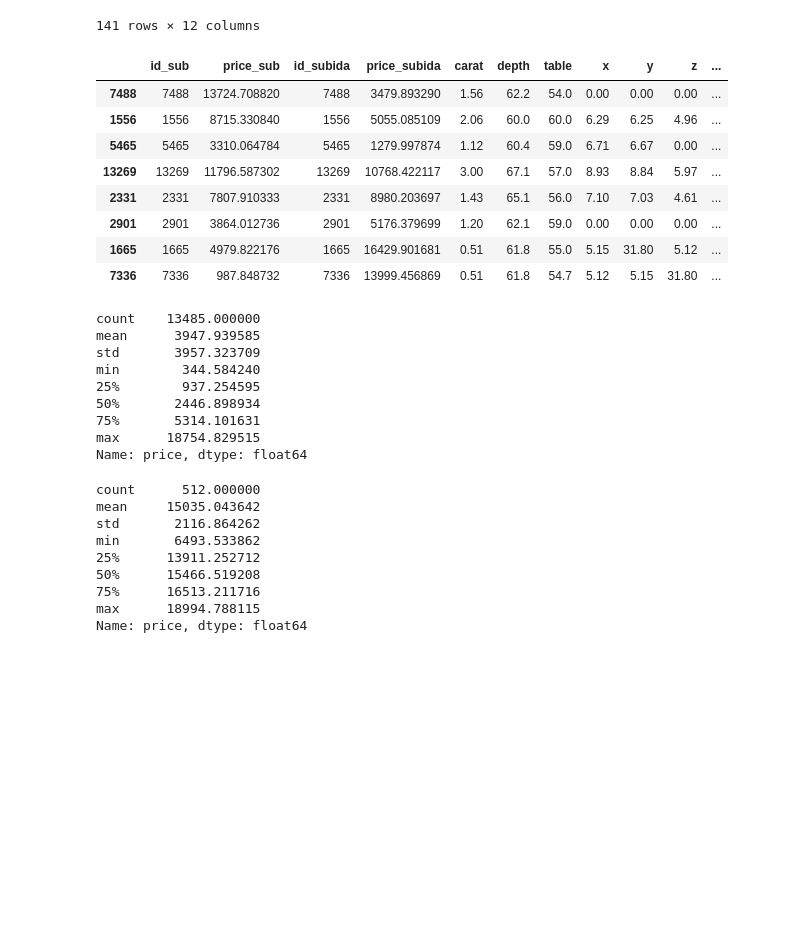
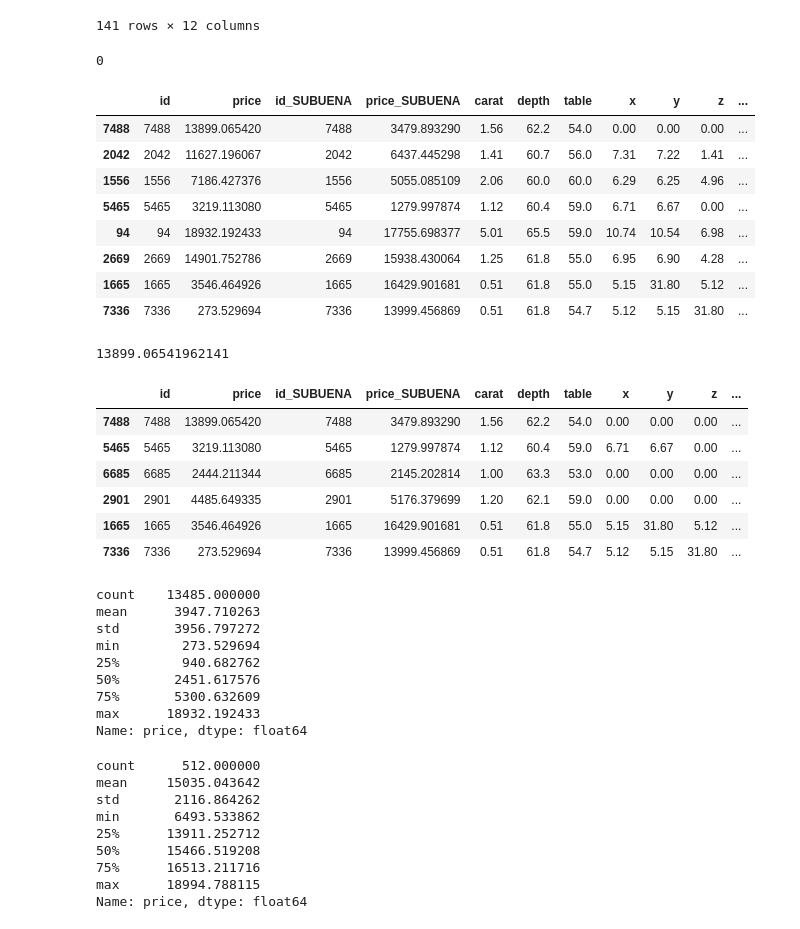
Before and after one commit to carpiero/Kaggle_Competition_Machine_Learning, a Jupyter notebook: notebooks/NotebookML002.ipynb, the cells around one changed output. Drawn from its saved outputs; the diff is of its cells as text; code cells hidden in the pictures; blank space fills up the shorter version.

```diff
--- a/notebooks/NotebookML002.ipynb
+++ b/notebooks/NotebookML002.ipynb
@@ -199,7 +199,8 @@ data=data.loc[~filter_xyz ]
 df_predict=df_final.loc[df['df_original']==0]
 
 ####################################################################
-thres=1.2
+thres=1.25
+
 
 df_predict2=df_predict.loc[df_predict['carat']<thres]
 data2=data.loc[data['carat']<thres]
@@ -664,7 +718,7 @@ submission3 = pd.DataFrame({'id': df_predict3['id'], 'price': predictions_compet
 submission=pd.concat([submission2,submission3], axis=0).sort_values(by=['id'])
 submission['id'] = submission['id'].astype('int64')
 
-submission.to_csv(f'/home/carpiero/IRONHACK/kaggle/sin_nada_{total}.csv', index=False)
+submission.to_csv(f'/home/carpiero/IRONHACK/kaggle/sin_nada_{thres}___{total}.csv', index=False)
 
 ###########################################################
 
@@ -677,47 +731,74 @@ submission.to_csv(f'/home/carpiero/IRONHACK/kaggle/sin_nada_{total}.csv', index=
 
 # submission.to_csv(f'/home/carpiero/IRONHACK/kaggle/sin_nada_{np.mean(-scores)}.csv', index=False)
 
 # PROBA=pd.concat([X_predict,submission], axis=1)
 
 # c1='clarity_1'
 # c2=3.2
 # p1='3'
 # p2=0.14
 
 
 
 # PROBA['price'] = np.where((PROBA['carat']>=c2)&(PROBA['clarity_int']==1),PROBA['price']+PROBA['price']*p2,PROBA['price'])
 
 # submission=PROBA[['id','price']]
 
 # submission.to_csv(f'/home/carpiero/IRONHACK/kaggle/SINNADAyaumentandoamano_{c1}_{p1}y_{c2}_{p2}.csv', index=False)
 
 #13485
 
 
 SUBUENA=pd.read_csv('/home/carpiero/IRONHACK/kaggle/Metidas/sin_nada_505.3690615452344.csv')
 submission_dif=pd.concat([submission,SUBUENA,X_predict], axis=1)
 
-submission_dif.columns = ['id_sub', 'price_sub', 'id_subida', 'price_subida', 'carat', 'depth', 'table', 'x', 'y', 'z',
+submission_dif.columns = ['id', 'price', 'id_SUBUENA', 'price_SUBUENA', 'carat', 'depth', 'table', 'x', 'y', 'z',
        'cut_int', 'color_int', 'clarity_int']
 
-submission_dif['Diff_id']=submission_dif['id_sub']-submission_dif['id_subida']
-submission_dif['Diff']=submission_dif['price_sub']-submission_dif['price_subida']
+submission_dif['Diff_id']=submission_dif['id']-submission_dif['id_SUBUENA']
+submission_dif['Diff']=submission_dif['price']-submission_dif['price_SUBUENA']
 
-submission
+#########################################
 
 
-submission_dif.loc[(submission_dif['Diff']<-1000)|(submission_dif['Diff']>=1000) ].sort_values(by=['Diff'], ascending=False)
+# submission_dif['price'] = np.where((submission_dif['x']>25)|(submission_dif['y']>25) |(submission_dif['z']>25)
+#                                    ,submission_dif['price']+10.000,submission_dif['price'])
+
+# submission=submission_dif[['id','price']]
+
+# submission.loc[7488,'price'] =7000
+
+# submission.to_csv(f'/home/carpiero/IRONHACK/kaggle/SINNADAyaumentandoamano_{thres}_{total}.csv', index=False)
+
+####################################
+
+print(submission_dif['Diff_id'].sum())
+
+display(submission_dif.loc[(submission_dif['Diff']<-1000)|(submission_dif['Diff']>=1000) ].sort_values(by=['Diff'], ascending=False))
+
+display(submission.loc[7488,'price'])
+# submission_dif.loc[(submission_dif['price_sub']<-320) ].sort_values(by=['Diff'], ascending=False)
+
+submission_dif.loc[(submission_dif['x']<0.01)|(submission_dif['y']<0.01) |(submission_dif['z']<0.01)|(submission_dif['x']>25)|(submission_dif['y']>25) |(submission_dif['z']>25)].sort_values(by=['Diff'], ascending=False)
 # %% [output]
+0
-|  | id_sub | price_sub | id_subida | price_subida | carat | depth | table | x | y | z | ... |
-| 7488 | 7488 | 13724.708820 | 7488 | 3479.893290 | 1.56 | 62.2 | 54.0 | 0.00 | 0.00 | 0.00 | ... |
-| 1556 | 1556 | 8715.330840 | 1556 | 5055.085109 | 2.06 | 60.0 | 60.0 | 6.29 | 6.25 | 4.96 | ... |
-| 5465 | 5465 | 3310.064784 | 5465 | 1279.997874 | 1.12 | 60.4 | 59.0 | 6.71 | 6.67 | 0.00 | ... |
-| 13269 | 13269 | 11796.587302 | 13269 | 10768.422117 | 3.00 | 67.1 | 57.0 | 8.93 | 8.84 | 5.97 | ... |
-| 2331 | 2331 | 7807.910333 | 2331 | 8980.203697 | 1.43 | 65.1 | 56.0 | 7.10 | 7.03 | 4.61 | ... |
-| 2901 | 2901 | 3864.012736 | 2901 | 5176.379699 | 1.20 | 62.1 | 59.0 | 0.00 | 0.00 | 0.00 | ... |
-| 1665 | 1665 | 4979.822176 | 1665 | 16429.901681 | 0.51 | 61.8 | 55.0 | 5.15 | 31.80 | 5.12 | ... |
-| 7336 | 7336 | 987.848732 | 7336 | 13999.456869 | 0.51 | 61.8 | 54.7 | 5.12 | 5.15 | 31.80 | ... |
+|  | id | price | id_SUBUENA | price_SUBUENA | carat | depth | table | x | y | z | ... |
+| 7488 | 7488 | 13899.065420 | 7488 | 3479.893290 | 1.56 | 62.2 | 54.0 | 0.00 | 0.00 | 0.00 | ... |
+| 2042 | 2042 | 11627.196067 | 2042 | 6437.445298 | 1.41 | 60.7 | 56.0 | 7.31 | 7.22 | 1.41 | ... |
+| 1556 | 1556 | 7186.427376 | 1556 | 5055.085109 | 2.06 | 60.0 | 60.0 | 6.29 | 6.25 | 4.96 | ... |
+| 5465 | 5465 | 3219.113080 | 5465 | 1279.997874 | 1.12 | 60.4 | 59.0 | 6.71 | 6.67 | 0.00 | ... |
+| 94 | 94 | 18932.192433 | 94 | 17755.698377 | 5.01 | 65.5 | 59.0 | 10.74 | 10.54 | 6.98 | ... |
+| 2669 | 2669 | 14901.752786 | 2669 | 15938.430064 | 1.25 | 61.8 | 55.0 | 6.95 | 6.90 | 4.28 | ... |
+| 1665 | 1665 | 3546.464926 | 1665 | 16429.901681 | 0.51 | 61.8 | 55.0 | 5.15 | 31.80 | 5.12 | ... |
+| 7336 | 7336 | 273.529694 | 7336 | 13999.456869 | 0.51 | 61.8 | 54.7 | 5.12 | 5.15 | 31.80 | ... |
+13899.06541962141
+|  | id | price | id_SUBUENA | price_SUBUENA | carat | depth | table | x | y | z | ... |
+| 7488 | 7488 | 13899.065420 | 7488 | 3479.893290 | 1.56 | 62.2 | 54.0 | 0.00 | 0.00 | 0.00 | ... |
+| 5465 | 5465 | 3219.113080 | 5465 | 1279.997874 | 1.12 | 60.4 | 59.0 | 6.71 | 6.67 | 0.00 | ... |
+| 6685 | 6685 | 2444.211344 | 6685 | 2145.202814 | 1.00 | 63.3 | 53.0 | 0.00 | 0.00 | 0.00 | ... |
+| 2901 | 2901 | 4485.649335 | 2901 | 5176.379699 | 1.20 | 62.1 | 59.0 | 0.00 | 0.00 | 0.00 | ... |
+| 1665 | 1665 | 3546.464926 | 1665 | 16429.901681 | 0.51 | 61.8 | 55.0 | 5.15 | 31.80 | 5.12 | ... |
+| 7336 | 7336 | 273.529694 | 7336 | 13999.456869 | 0.51 | 61.8 | 54.7 | 5.12 | 5.15 | 31.80 | ... |
 # %%
 
 
@@ -736,13 +817,13 @@ submission_dif.loc[(submission_dif['Diff']<-1000)|(submission_dif['Diff']>=1000)
 submission['price'].describe()
 # %% [output]
 count    13485.000000
-mean      3947.939585
-std       3957.323709
-min        344.584240
-25%        937.254595
-50%       2446.898934
-75%       5314.101631
-max      18754.829515
+mean      3947.710263
+std       3956.797272
+min        273.529694
+25%        940.682762
+50%       2451.617576
+75%       5300.632609
+max      18932.192433
 Name: price, dtype: float64
 # %%
 ct=1.98
```
Also changed, not shown: parts of 5 cells of this notebook, 5 other files.
